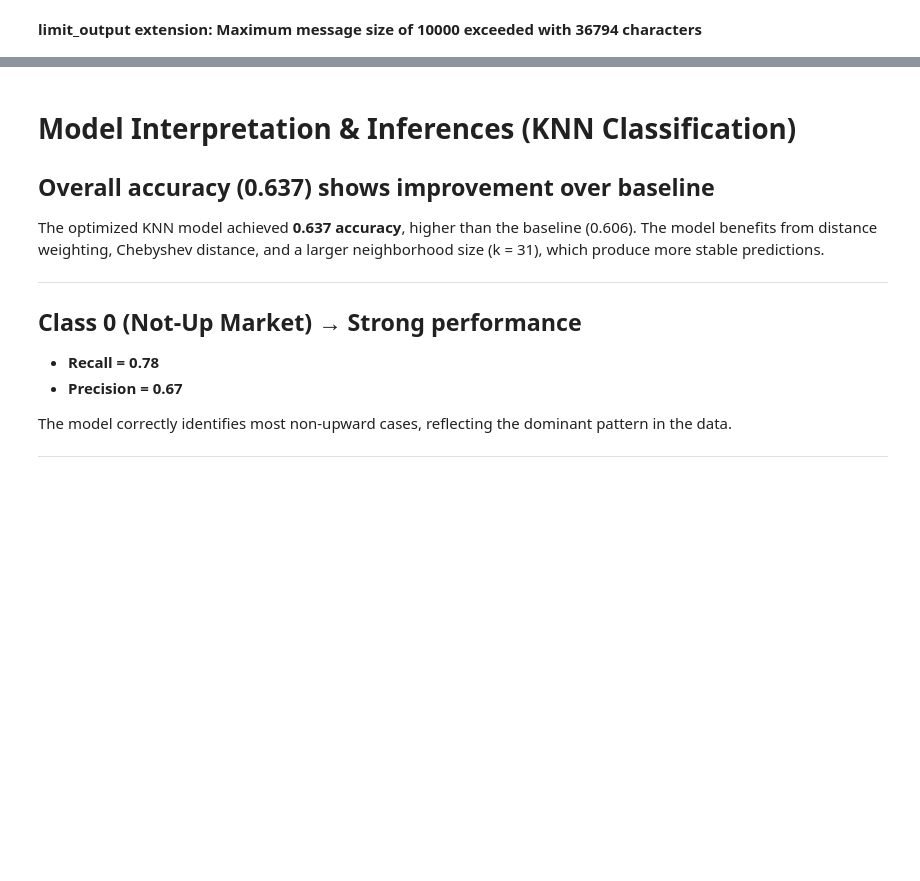
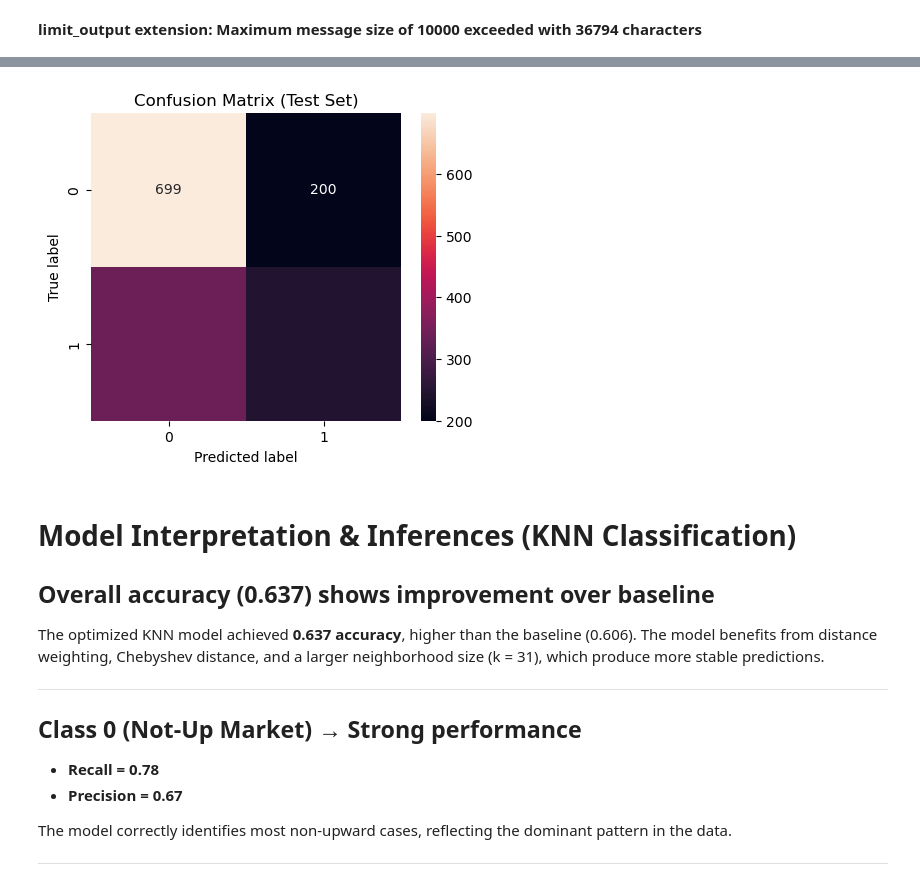
Before and after one commit to jefreybulla/insider-trading-signal, a Jupyter notebook: models/KNN.ipynb, the cells around one changed output, grey strips where cells are left out. Cells and saved outputs as stored; diff of their text form; code cells hidden in the pictures; blank space fills up the shorter version.

Commit message:
Added modified  KNN and C50 models

```diff
--- a/models/KNN.ipynb
+++ b/models/KNN.ipynb
@@ -10,7 +10,7 @@ from sklearn.metrics import accuracy_score, classification_report
 # %% [markdown]
 # Model Execution
 # %%
-df = pd.read_parquet("final_data_2025Q1.parquet")
+df = pd.read_parquet("../ETL/data/engineered/final_data_2025Q1.parquet")
 # %%
 df.head()
 # %% [output]
@@ -111,0 +119,12 @@ limit_output extension: Maximum message size of 10000 exceeded with 36794 charac
+# %%
+# Predictions
+y_train_pred = best_model.predict(X_train)
+y_test_pred = best_model.predict(X_test)
+
+# ---- Accuracy scores ----
+train_accuracy = accuracy_score(y_train, y_train_pred)
+test_accuracy = accuracy_score(y_test, y_test_pred)
+
+
+print(f"Train Accuracy: {train_accuracy:.4f}")
+print(f"Test Accuracy:  {test_accuracy:.4f}")
@@ -112,11 +134,6 @@ limit_output extension: Maximum message size of 10000 exceeded with 36794 charac
 # %%
-best_model = grid_search.best_estimator_
-y_pred = best_model.predict(X_test)
-
-test_accuracy = accuracy_score(y_test, y_pred)
-
-print("Best hyperparameters:", grid_search.best_params_)
-print(f"Test Accuracy: {test_accuracy:.4f}")
-print("\nClassification Report:")
-print(classification_report(y_test, y_pred))
+# ---- Confusion matrix on test set ----
+cm = confusion_matrix(y_test, y_test_pred)
+print("\nConfusion Matrix (Test):")
+print(cm)
 # %% [output]
@@ -135,3 +157,15 @@ weighted avg       0.63      0.64      0.63      1481
+# %%
+import matplotlib.pyplot as plt
+import seaborn as sns
+
+plt.figure(figsize=(5,4))
+sns.heatmap(cm, annot=True, fmt="d")
+plt.xlabel("Predicted label")
+plt.ylabel("True label")
+plt.title("Confusion Matrix (Test Set)")
+plt.show()
+# %% [output]
+[figure, added]
 # %% [markdown]
 # **Model Interpretation & Inferences (KNN Classification)**
 
```
Also changed, not shown: parts of 5 cells of this notebook, 3 other files.
